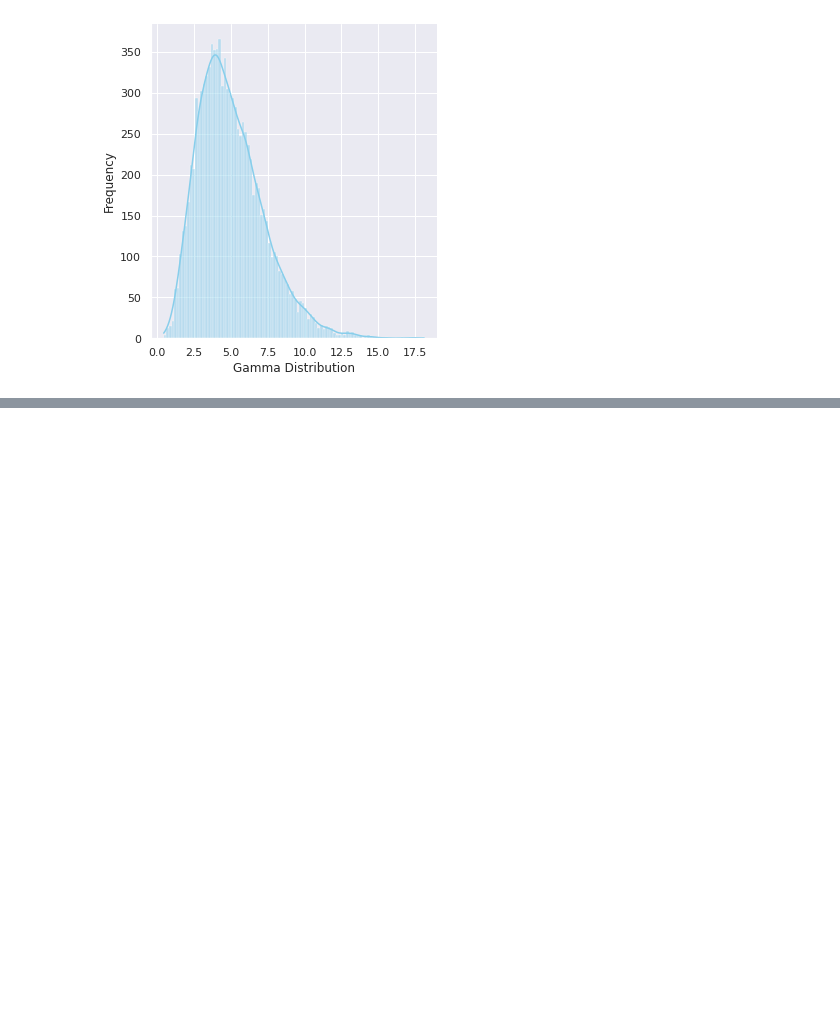
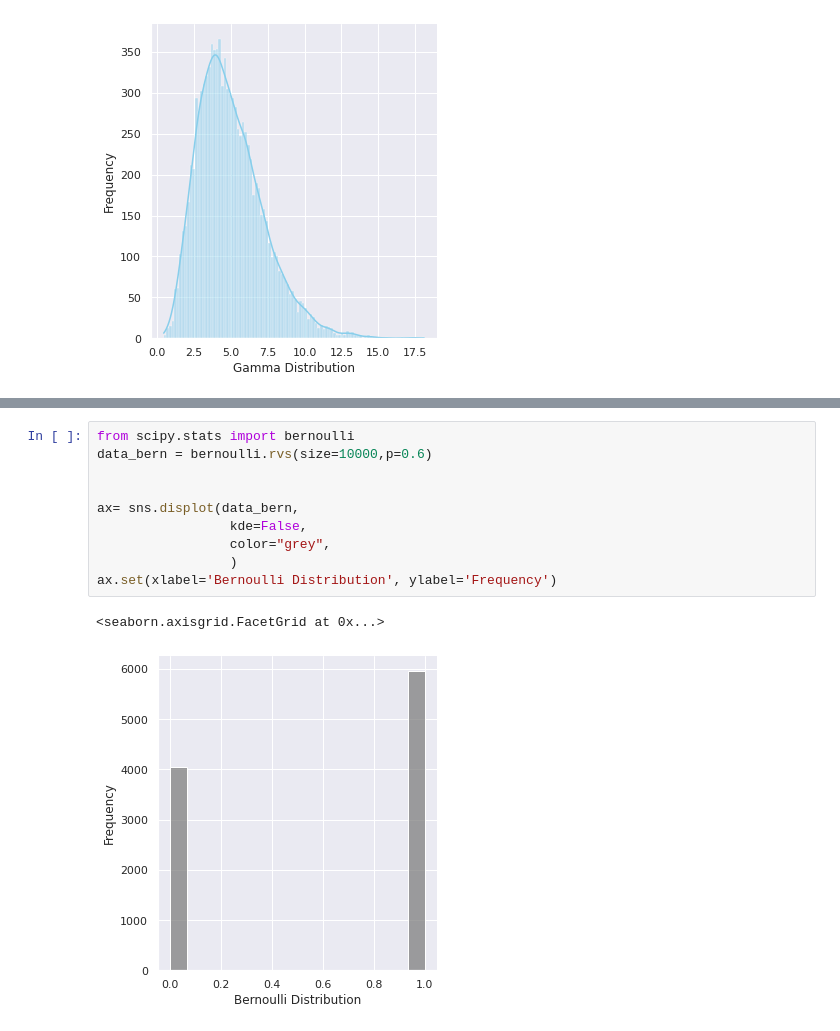
Before and after one commit to Madhu-Mitra/DS, a Jupyter notebook: probability distribution.ipynb, the cells around one changed output, grey strips where cells are left out. Saved outputs shown, nothing was run; the diff lists cells and outputs as text; blank space fills up the shorter version.

```diff
--- a/probability distribution.ipynb
+++ b/probability distribution.ipynb
@@ -81,0 +93,13 @@ ax.set(xlabel='Gamma Distribution', ylabel='Frequency')
+# %%
+from scipy.stats import bernoulli
+data_bern = bernoulli.rvs(size=10000,p=0.6)
+
+
+ax= sns.displot(data_bern,
+                 kde=False,
+                 color="grey",
+                 )
+ax.set(xlabel='Bernoulli Distribution', ylabel='Frequency')
+# %% [output]
+<seaborn.axisgrid.FacetGrid at 0x...>
+[figure, added]
```
Also changed, not shown: parts of 2 cells of this notebook.
